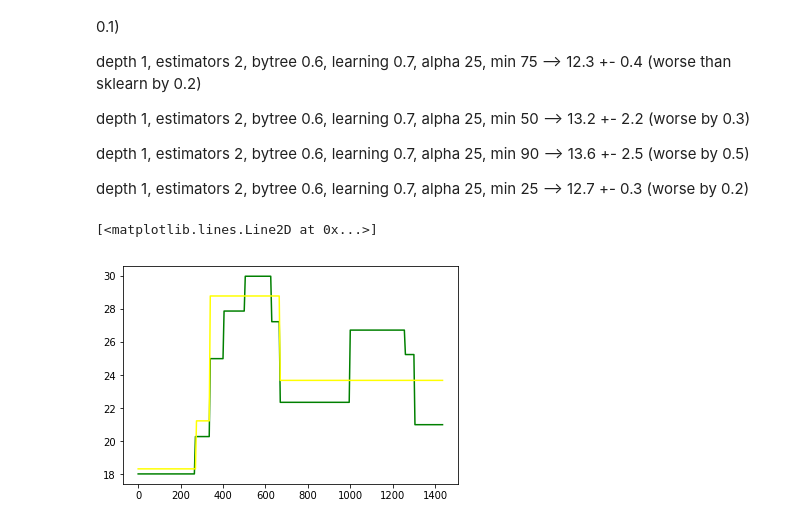
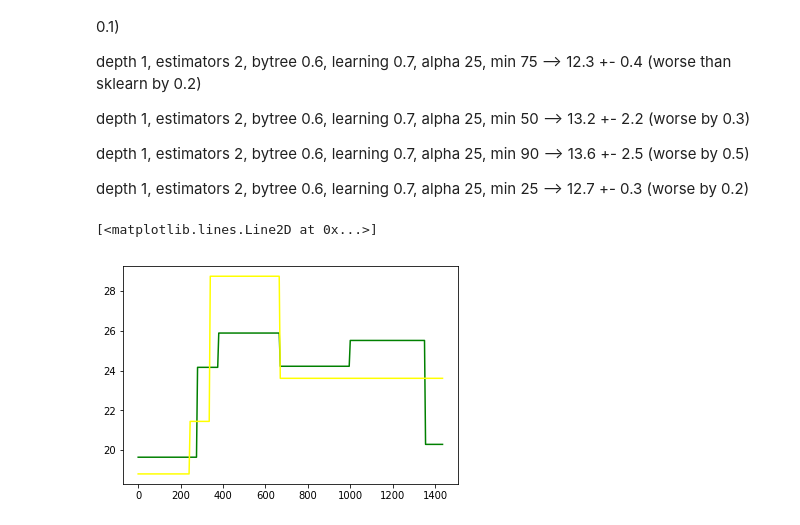
Before and after one commit to felipeascouto/energy, a Jupyter notebook: research_p2.ipynb, the cells around one changed output. Saved outputs shown, nothing was run; the diff lists cells and outputs as text; code cells hidden in the pictures.

```diff
--- a/research_p2.ipynb
+++ b/research_p2.ipynb
@@ -2515,19 +2515,19 @@ depth 1, estimators 2, bytree 0.6, learning 0.7, alpha 25, min 90 --> 13.6 +- 2.
 depth 1, estimators 2, bytree 0.6, learning 0.7, alpha 25, min 25 --> 12.7 +- 0.3 (worse by 0.2)
 # %%
 xg_reg = xgb.XGBRegressor(objective ='reg:squarederror', colsample_bytree = 0.6, learning_rate = 0.7,
-                          max_depth = 2, alpha = 25, n_estimators = 5, min_child_weight=25)
+                          max_depth = 1, alpha = 25, n_estimators = 5)
 x_train = train_data['minutes'].values.reshape(-1,1)
 y_train = train_data['LMP_RT']
 xg_reg.fit(x_train, y_train)
 x_test = x_train
 y_xgb = xg_reg.predict(x_test)
 
 regr_1 = DecisionTreeRegressor(max_depth=2)
 regr_1.fit(x_train, y_train)
 y_sklearn = regr_1.predict(x_test)
 
 plt.plot(x_test, y_xgb, 'green')
 plt.plot(x_test, y_sklearn, 'yellow')
 # %% [output]
 [<matplotlib.lines.Line2D at 0x...>]
-[figure, old version]
+[figure, new version]
```
Also changed, not shown: parts of 5 cells of this notebook.
